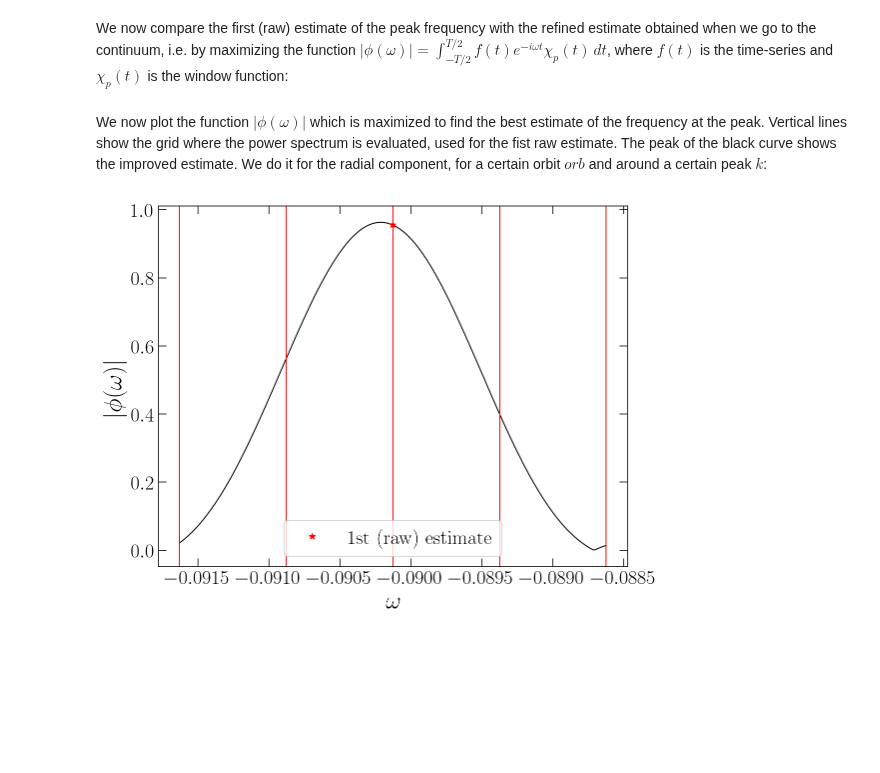
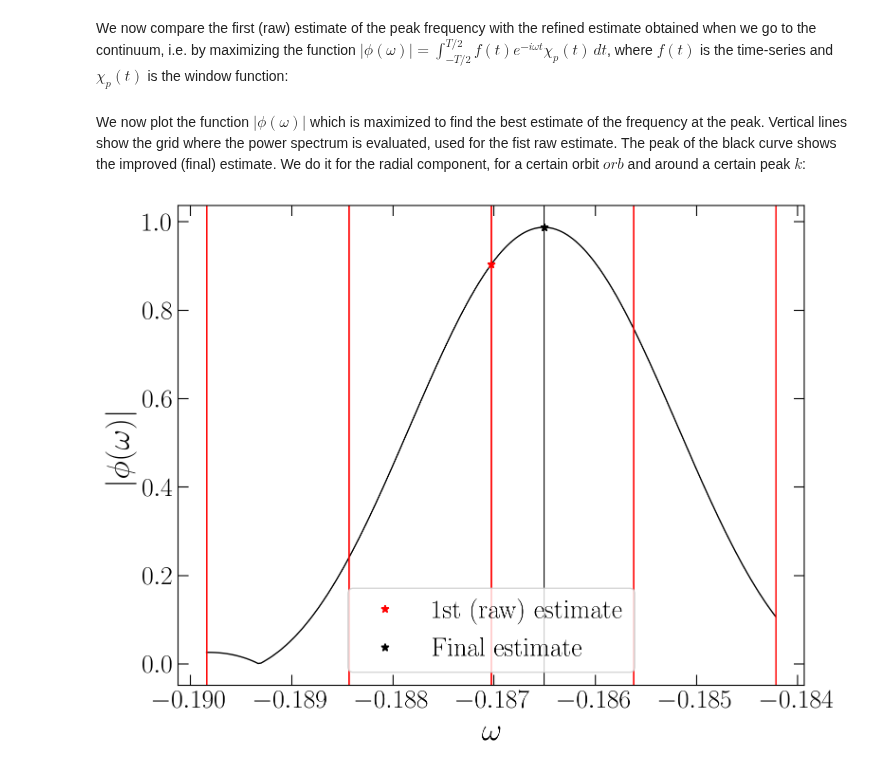
Before and after one commit to lberaldoesilva/naif, a Jupyter notebook: docs/source/tutorial_spectrum.ipynb, the cells around one changed output. Saved outputs shown, nothing was run; the diff lists cells and outputs as text; code cells hidden in the pictures; blank space fills up the shorter version.

```diff
--- a/docs/source/tutorial_spectrum.ipynb
+++ b/docs/source/tutorial_spectrum.ipynb
@@ -41,7 +41,7 @@ isoc_data,_ = agama.GalaxyModel(isoc_pot, isoc_df).sample(n_orbs)
 # %% [markdown]
 Note that self-consistency is not important here, but it conveniently generates a broad range of ICs. Now we integrate the orbits and calculate the appropriate coordinates:
 # %%
-n_steps = 100_000 # points per orbit
+n_steps = 10_000 # points per orbit
 int_time = 100*isoc_pot.Tcirc(isoc_data) # integration time
 orbs = agama.orbit(potential=isoc_pot, ic = isoc_data,
                    time = int_time, trajsize = n_steps+1)
@@ -167,23 +169,27 @@ fine_phi_om = np.zeros(n_fine_om)
 for i in range(n_fine_om):
     fine_phi_om[i] = -naif.mn_phi_om(fine_om[i], f_chi, t_sym)
 # %% [markdown]
-We now plot the function $|\phi(\omega)|$ which is maximized to find the best estimate of the frequency at the peak. Vertical lines show the grid where the power spectrum is evaluated, used for the fist raw estimate. The peak of the black curve shows the improved estimate. We do it for the radial component, for a certain orbit $orb$ and around a certain peak $k$:
+We now plot the function $|\phi(\omega)|$ which is maximized to find the best estimate of the frequency at the peak. Vertical lines show the grid where the power spectrum is evaluated, used for the fist raw estimate. The peak of the black curve shows the improved (final) estimate. We do it for the radial component, for a certain orbit $orb$ and around a certain peak $k$:
 # %%
 # Plot
 fig, axs = plt.subplots(1, figsize=(8,6))
 
 axs.plot(fine_om, fine_phi_om, 'k-')
 axs.plot(om_max, phi_om_max, 'r*', label='1st (raw) estimate')
+
+best_omega, _ = naif.find_peak_freqs(fr[orb], t[orb])
+axs.axvline(x=best_omega, c='k')
+axs.plot(fine_om[np.argmax(fine_phi_om)], fine_phi_om[np.argmax(fine_phi_om)], 'k*', label='Final estimate')
 
 axs.set_xlabel(r'$\omega$')
 axs.set_ylabel(r'$|\phi(\omega)|$')
 axs.legend(fontsize=20)
 
 idx_max = np.argmax(np.fft.fftshift(spec_r[orb,k]))
 omega_shift = np.fft.fftshift(omega)
 for i in range(idx_max-2, idx_max+3):
     axs.axvline(x=omega_shift[i], c='r')
 
 plt.tight_layout()
 # %% [output]
-[figure, old version]
+[figure, new version]
```
Also changed, not shown: parts of 3 cells of this notebook, 12 other files.
